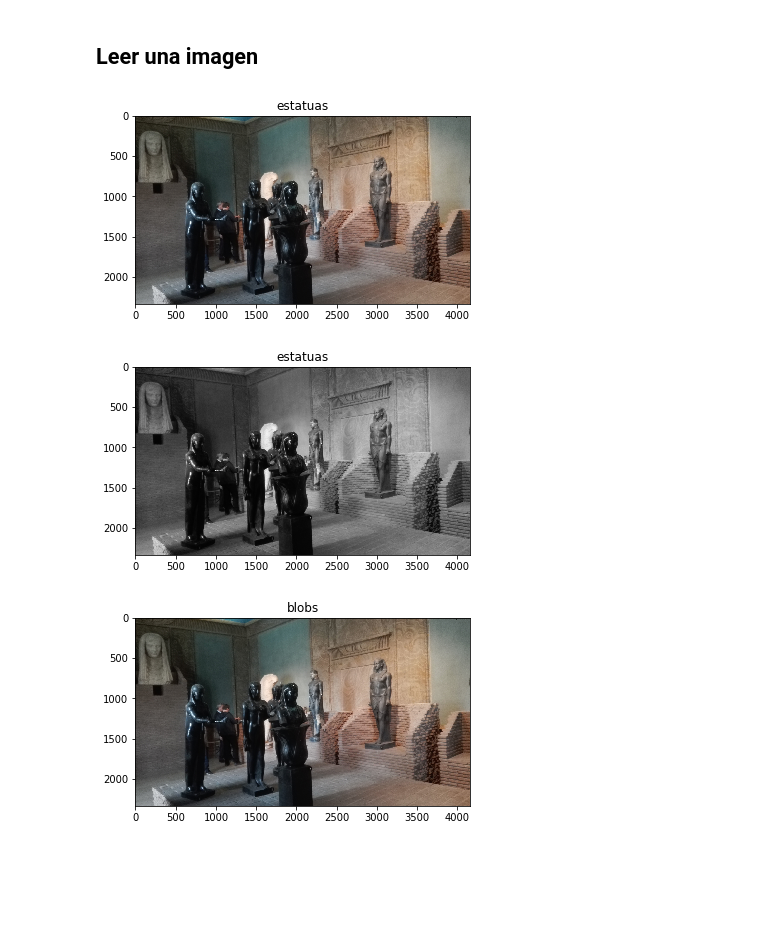
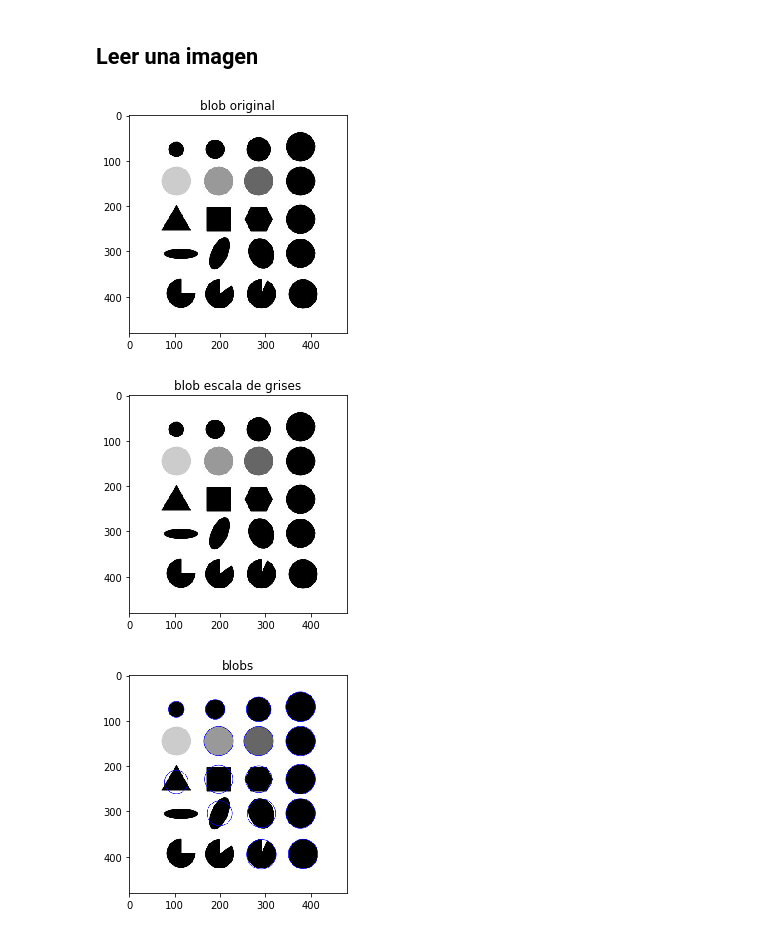
Before and after one commit to joas77/ServicioSocial, a Jupyter notebook: src/personCounter.ipynb, the cells around one changed output. Saved outputs shown, nothing was run; the diff lists cells and outputs as text; code cells hidden in the pictures; blank space fills up the shorter version.

```diff
--- a/src/personCounter.ipynb
+++ b/src/personCounter.ipynb
@@ -26,14 +26,14 @@ def show_image(image, title, cmap=None):
 # %% [markdown]
 ## Leer una imagen
 # %%
-image = mpimg.imread("../imagenes/estatuas.jpg")
-show_image(image, "estatuas")
+image = mpimg.imread("../imagenes/blob.jpg")
+show_image(image, "blob original")
 
 gray_im = cv2.cvtColor(image, cv2.COLOR_RGB2GRAY)
-show_image(gray_im, "estatuas", cmap="gray")
+show_image(gray_im, "blob escala de grises", cmap="gray")
 # %% [output]
-[figure, old version]
+[figure, new version]
-[figure, old version]
+[figure, new version]
 # %%
 detector = cv2.SimpleBlobDetector_create()
 
@@ -47,4 +47,4 @@ im_with_keypoints = cv2.drawKeypoints(image, keypoints, np.array([]), (0,0,255),
 # Show keypoints
 show_image(im_with_keypoints, "blobs")
 # %% [output]
-[figure, old version]
+[figure, new version]
```
Also changed, not shown: 3 other files.
